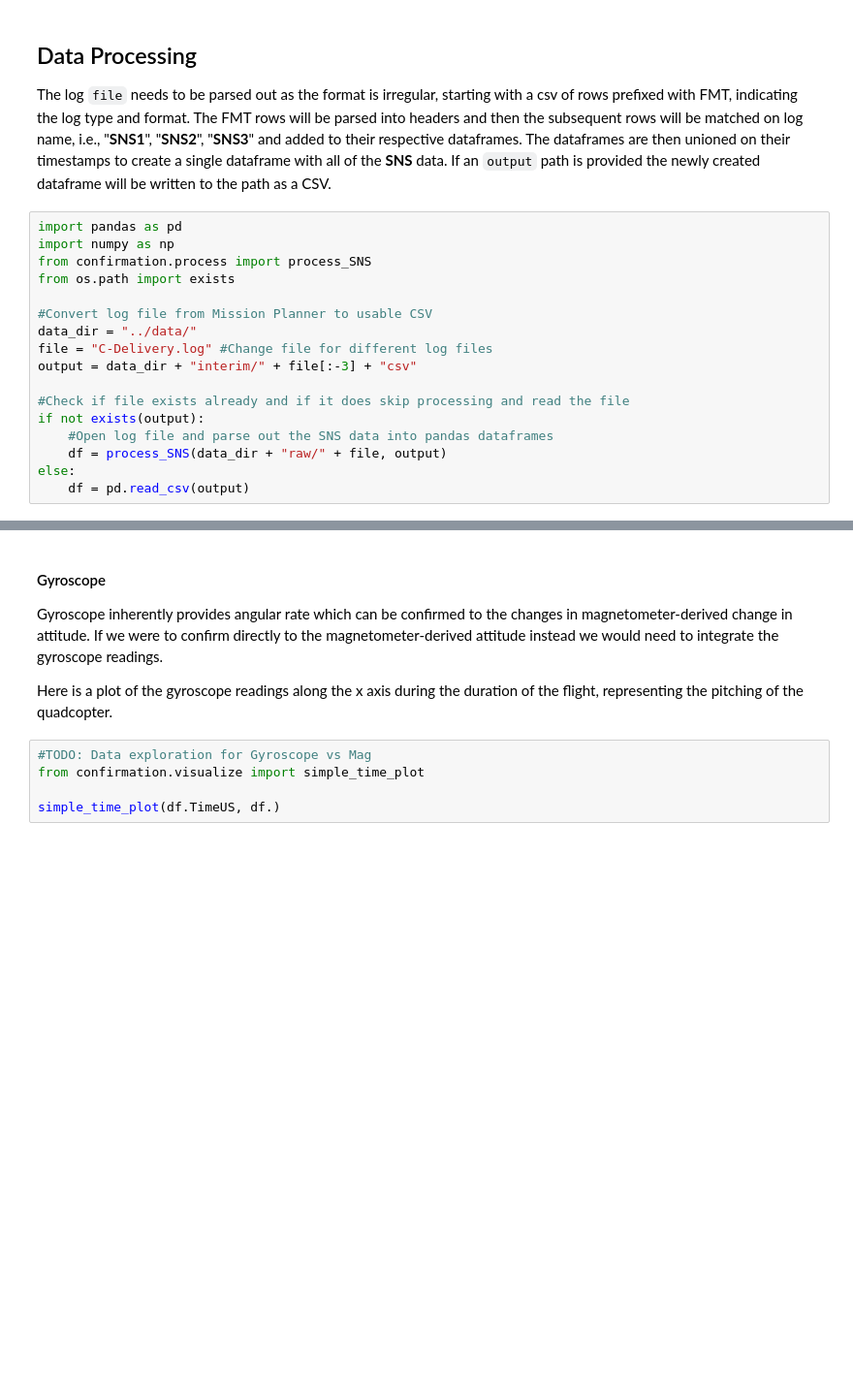
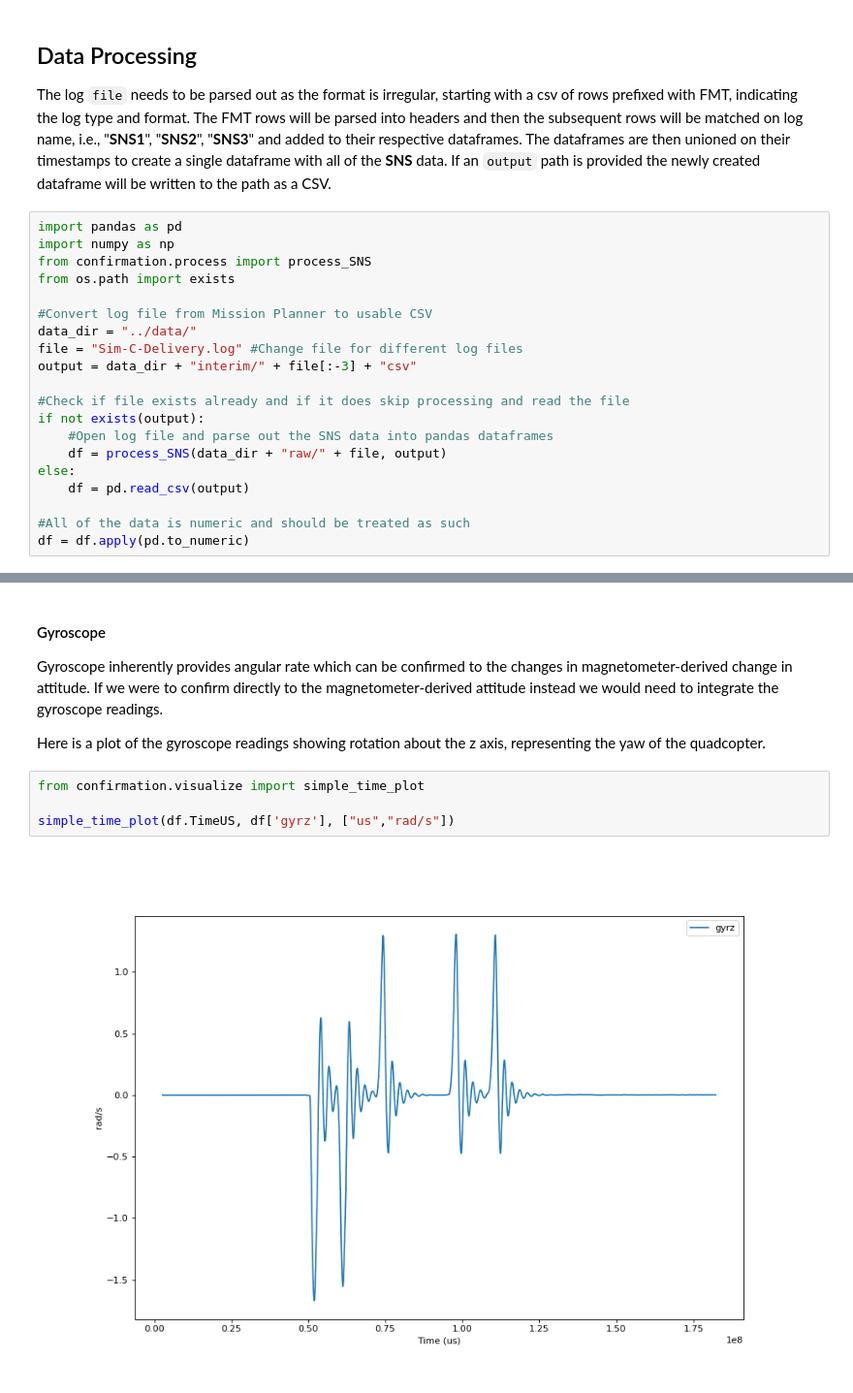
Before and after one commit to BaileySri/Practical-Software-Defense-for-GPS-Spoofing-on-a-Hobby-UAV-Offline, a Jupyter notebook: notebooks/0.1-bks-exploration.ipynb, the cells around one changed output, grey strips where cells are left out. Shown at 97% size. Drawn from its saved outputs; the diff is of its cells as text; blank space fills up the shorter version.

```diff
--- a/notebooks/0.1-bks-exploration.ipynb
+++ b/notebooks/0.1-bks-exploration.ipynb
@@ -44,7 +45,7 @@ from os.path import exists
 
 #Convert log file from Mission Planner to usable CSV
 data_dir = "../data/"
-file = "C-Delivery.log" #Change file for different log files
+file = "Sim-C-Delivery.log" #Change file for different log files
 output = data_dir + "interim/" + file[:-3] + "csv"
 
 #Check if file exists already and if it does skip processing and read the file
@@ -53,4 +54,7 @@ if not exists(output):
     df = process_SNS(data_dir + "raw/" + file, output)
 else:
     df = pd.read_csv(output)
+
+#All of the data is numeric and should be treated as such
+df = df.apply(pd.to_numeric)
 # %% [markdown]
@@ -86,10 +103,11 @@ changes in magnetometer-derived change in attitude. If we were to confirm
 directly to the magnetometer-derived attitude instead we would need to
 integrate the gyroscope readings.
 
-Here is a plot of the gyroscope readings along the x axis during the duration
-of the flight, representing the pitching of the quadcopter.
+Here is a plot of the gyroscope readings showing rotation about the z axis,
+representing the yaw of the quadcopter.
 # %%
-#TODO: Data exploration for Gyroscope vs Mag
 from confirmation.visualize import simple_time_plot
 
-simple_time_plot(df.TimeUS, df.)
+simple_time_plot(df.TimeUS, df['gyrz'], ["us","rad/s"])
+# %% [output]
+[figure, added]
```
Also changed, not shown: parts of 17 cells of this notebook, 5 other files.
